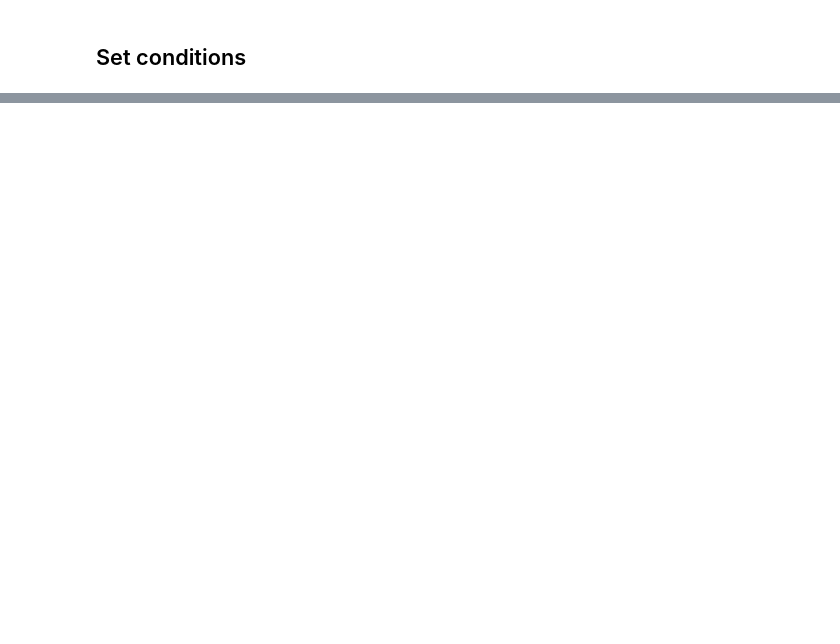
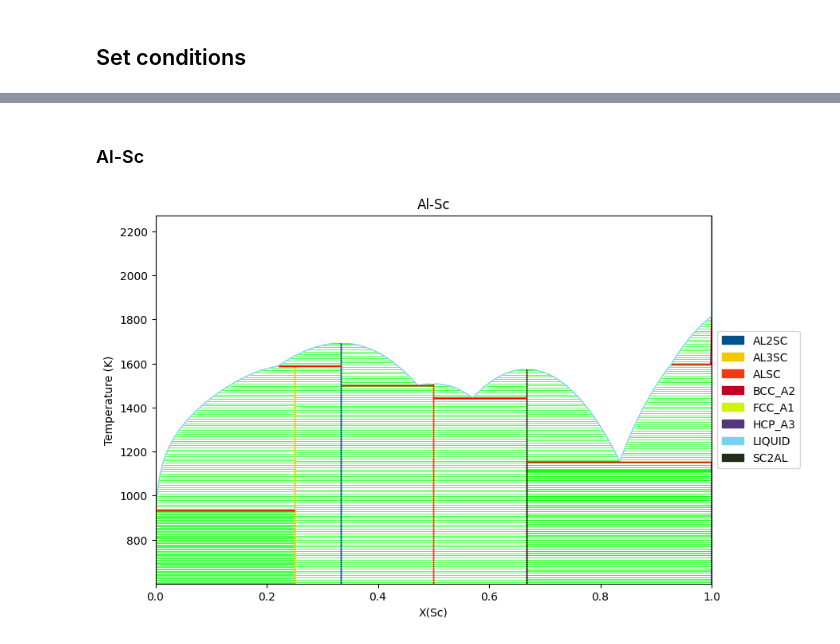
Before and after one commit to mokiux00/pycalphad, a Jupyter notebook: 3 - Binary phase diagram/Isobaric binary phase diagram.ipynb, the cells around one changed output, grey strips where cells are left out. Saved outputs shown, nothing was run; the diff lists cells and outputs as text; code cells hidden in the pictures; blank space fills up the shorter version.

```diff
--- a/3 - Binary phase diagram/Isobaric binary phase diagram.ipynb
+++ b/3 - Binary phase diagram/Isobaric binary phase diagram.ipynb
@@ -62,0 +147,42 @@ plt.show()
+# %% [markdown]
+### Al-Sc
+# %%
+phases = ['LIQUID', 'FCC_A1', 'HCP_A3', 'BCC_A2', 'AL3SC', 'AL2SC', 'ALSC', 'SC2AL'] # Scandium
+
+# composition_range = {v.X('ZR'):(0,0.006,0.2)}
+# composition_range = {v.X('ZR'):(0,1,0.2)}
+
+composition_range = {v.X('SC'):(0,1,0.2)}
+
+temperature_range = {v.T: (473.15, 2273.15, 10)}
+# temperature_range = {v.T: (473.15, 1800.15, 10)}
+
+pressure = {v.P:101325}
+moles = {v.N: 1}
+
+# Combine all conditions into a single dictionary
+conditions = {**composition_range, **temperature_range, **pressure, **moles}
+# %%
+# Create a matplotlib Figure object and get the active Axes
+fig = plt.figure(figsize=(9,6))
+axes = fig.gca()
+
+# binplot(dbf, ['AL', 'ZR', 'VA'] , phases, conditions, plot_kwargs={'ax': axes})
+binplot(dbf, ['AL', 'SC', 'VA'] , phases, conditions, plot_kwargs={'ax': axes})
+
+# Set axis limits AFTER plotting
+axes.set_xlim(0, 1)  # Composition range
+# axes.set_xlim(0, 0.006)  # Composition range in mol fraction
+# axes.set_xlim(0, 0.004)  # Composition range in mol fraction for Zr
+# axes.set_xlim(0, 0.006)  # Composition range in mol fraction
+
+axes.set_ylim(600.15, 2273.15)  # Temperature range in Kelvin
+# axes.set_ylim(600.15, 1800.15)  # Temperature range in Kelvin
+
+# Update axis labels
+axes.set_ylabel('Temperature (K)')
+# axes.set_xlabel('Mole Fraction of Ti')
+
+plt.show()
+# %% [output]
+[figure, added]
```
Also changed, not shown: parts of 9 cells of this notebook, 7 other files.
